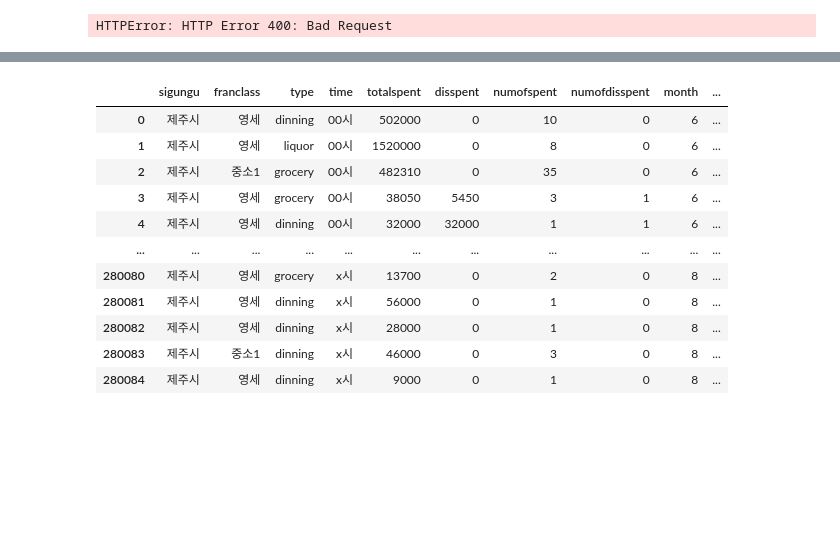
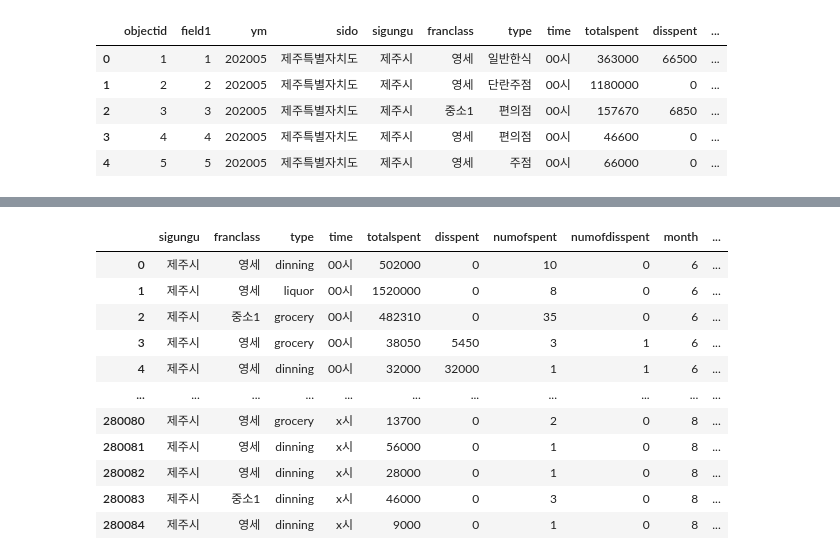
Before and after one commit to yeonghwanchoi/EDA, a Jupyter notebook: jeju_EDA/sale_trend_jeju.ipynb, the cells around one changed output, grey strips where cells are left out. Drawn from its saved outputs; the diff is of its cells as text; code cells hidden in the pictures; blank space fills up the shorter version.

```diff
--- a/jeju_EDA/sale_trend_jeju.ipynb
+++ b/jeju_EDA/sale_trend_jeju.ipynb
@@ -68,5 +47,0 @@ Note: you may need to restart the kernel to use updated packages.
-# %%
-path='https://drive.google.com/drive/u/0/folders/1k9rpr3kO0fqpFfsvpkRbmEJifa2SXQgJ'
-data5=pd.read_csv( path+'/KRI-DAC_Jeju_data5.txt')
-# %% [output]
-HTTPError: HTTP Error 400: Bad Request
@@ -72,0 +58,9 @@ HTTPError: HTTP Error 400: Bad Request
+# %%
+df.head()
+# %% [output]
+|  | objectid | field1 | ym | sido | sigungu | franclass | type | time | totalspent | disspent | ... |
+| 0 | 1 | 1 | 202005 | 제주특별자치도 | 제주시 | 영세 | 일반한식 | 00시 | 363000 | 66500 | ... |
+| 1 | 2 | 2 | 202005 | 제주특별자치도 | 제주시 | 영세 | 단란주점 | 00시 | 1180000 | 0 | ... |
+| 2 | 3 | 3 | 202005 | 제주특별자치도 | 제주시 | 중소1 | 편의점 | 00시 | 157670 | 6850 | ... |
+| 3 | 4 | 4 | 202005 | 제주특별자치도 | 제주시 | 영세 | 편의점 | 00시 | 46600 | 0 | ... |
+| 4 | 5 | 5 | 202005 | 제주특별자치도 | 제주시 | 영세 | 주점 | 00시 | 66000 | 0 | ... |
```
Also changed, not shown: parts of 13 cells of this notebook.
